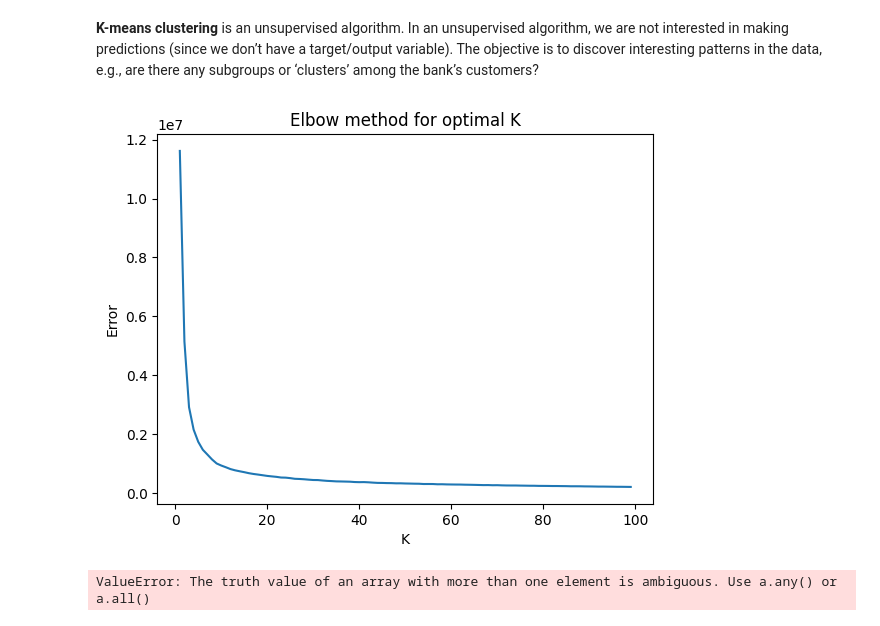
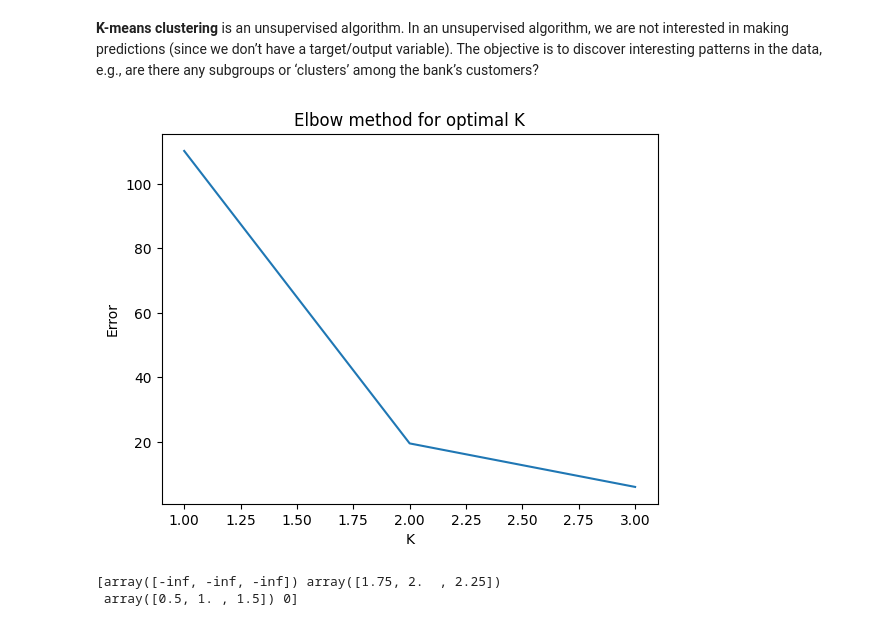
Before and after one commit to sefinehtesfa34/mathematics-for-AI, a Jupyter notebook: RBFN.ipynb, the cells around one changed output. Cells and saved outputs as stored; diff of their text form; code cells hidden in the pictures.

Commit message:
RBFN using KMeans and random

```diff
--- a/RBFN.ipynb
+++ b/RBFN.ipynb
@@ -37,7 +37,7 @@ data.head()
 
 <strong>K-means clustering </strong>is an unsupervised algorithm. In an unsupervised algorithm, we are not interested in making predictions (since we don’t have a target/output variable). The objective is to discover interesting patterns in the data, e.g., are there any subgroups or ‘clusters’ among the bank’s customers?
 # %%
-from collections import defaultdict
+from collections import Counter, defaultdict
 class KMeansClustering:
     def __init__(self, data, iterations) -> None:
         self.data = data
@@ -45,9 +45,9 @@ class KMeansClustering:
     def train(self):
         self.K = self.opitimalK()
         randoms = np.random.choice(range(self.data.shape[0]), self.K)
-        centroids = np.array([self.data[index] for index in range(randoms)])
+        centroids = np.array([self.data[index] for index in randoms])
         rows, cols = self.data.shape
-        iterations = 1000
+        iterations = 10
         groups = defaultdict(set)
         centroid_mean = {index:0 for index in range(len(centroids))}
         parent = {}
@@ -58,7 +58,7 @@ class KMeansClustering:
                 min_dist = float('inf')
                 nearest = 0
                 for cur in range(len(centroids)):
-                    dist = np.linalg.norm(instance, centroids[index])
+                    dist = np.linalg.norm(instance - centroids[cur])
                     if dist < min_dist:
                         min_dist = dist
                         nearest = cur
@@ -69,48 +69,60 @@ class KMeansClustering:
                     no_update = False
                     #If there is data group relation i.e not starting state
                     if index in parent:
-                        groups[parent[index]].remove(index)
+                        groups[parent[index]] -= {index}
                         #If the cluster is empty, we should randomly assign data
                         if len(groups[parent[index]]) == 0:
+                            count = 0
                             for curr in range(len(centroids)):
                                 if len(groups[curr]) > 1:
                                     item = next(iter(groups[curr]))
                                     groups[parent[index]].add(item)
-                                    groups[curr].remove(item)
+                                    groups[curr] -= {item}
                                     #Update the mean of the two groups
                                     n = len(groups[curr])
                                     mean = centroid_mean[curr]
-                                    x = data[item]
+                                    x = self.data[item]
+                                    count+= 1
                                     centroid_mean[curr] = (mean*n - x)/(n - 1)
                                     mean = centroid_mean[parent[index]]
                                     centroid_mean[parent[index]] = (mean*1 + x)/(2)
                                     break
 
                     #Update centroids by computing the mean of the each cluster
                 parent[index] = nearest
+
             #Instance to possible group relations
             centroids = [centroid_mean[index] for index in range(len(centroids))]
             if no_update == True:
-                return centroids
-        return centroids
+                return np.array(centroids)
+        return np.array(centroids)
 
     def opitimalK(self):
         means_squared_error = []
         for K in range(1, self.iterations):
             kmeans = KMeans(n_clusters = K)
             kmeans.fit(self.data)
             means_squared_error.append(kmeans.inertia_)
         plt.plot(range(1, self.iterations), means_squared_error)
         plt.xlabel("K")
         plt.ylabel("Error")
         plt.title("Elbow method for optimal K")
         plt.show()
-iterations = 100
-train_data = data.drop('Outcome', axis = 1).values
+        return 4
+iterations = 4
+train_data = np.array([
+        [1, 2, 3],
+        [3, 4, 5],
+        [6, 7, 8],
+        [9, 10,11]])
+# Ytrain = np.array([1, 2, 3, 4])
 model = KMeansClustering(train_data, iterations)
-model.train()
+centroids = model.train()
+
+print(centroids)
 # %% [output]
-[figure, old version]
+[figure, new version]
-ValueError: The truth value of an array with more than one element is ambiguous. Use a.any() or a.all()
+[array([-inf, -inf, -inf]) array([1.75, 2.  , 2.25])
+ array([0.5, 1. , 1.5]) 0]
 # %%
 class RBFN:
```
Also changed, not shown: parts of 2 cells of this notebook, 1 other file.
